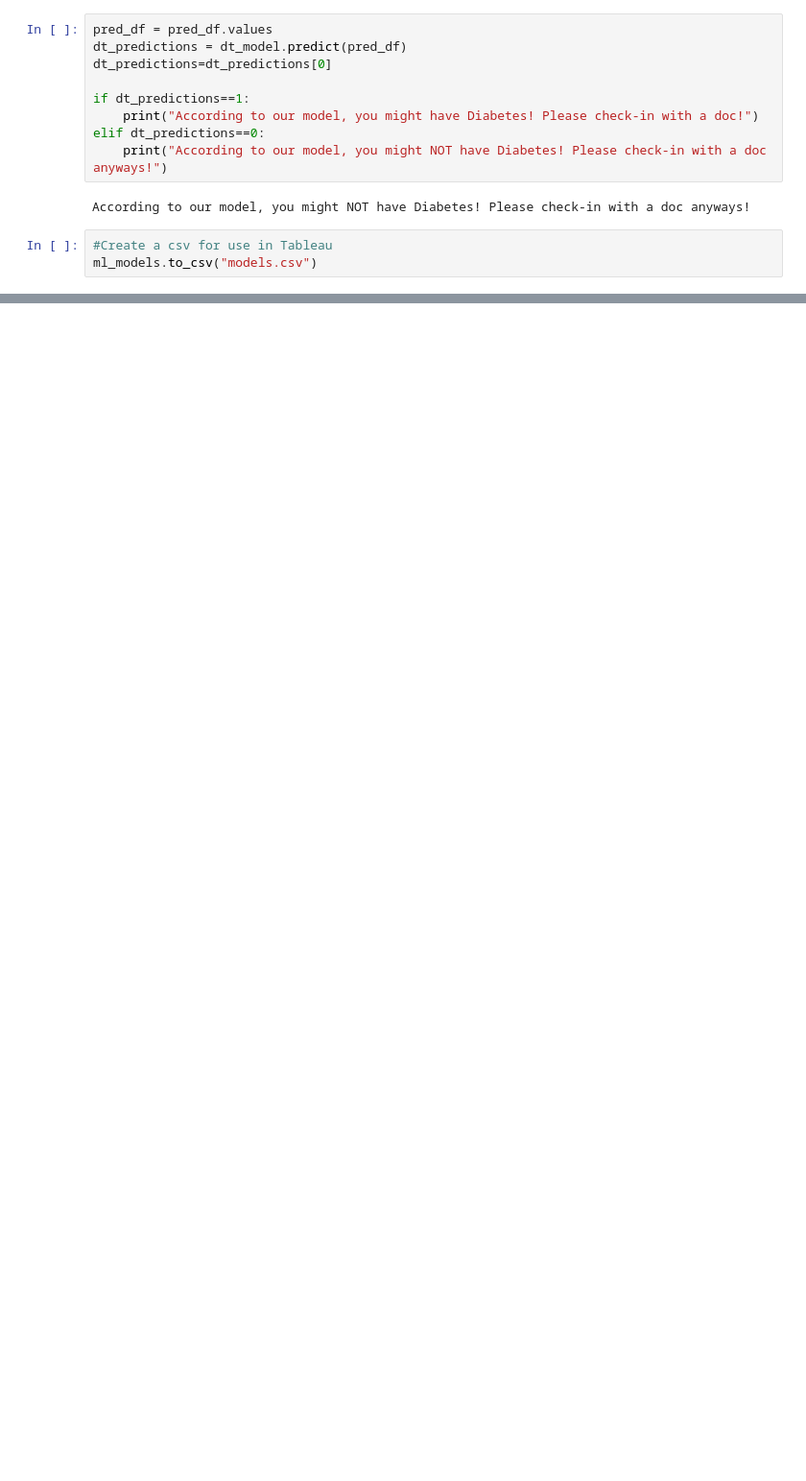
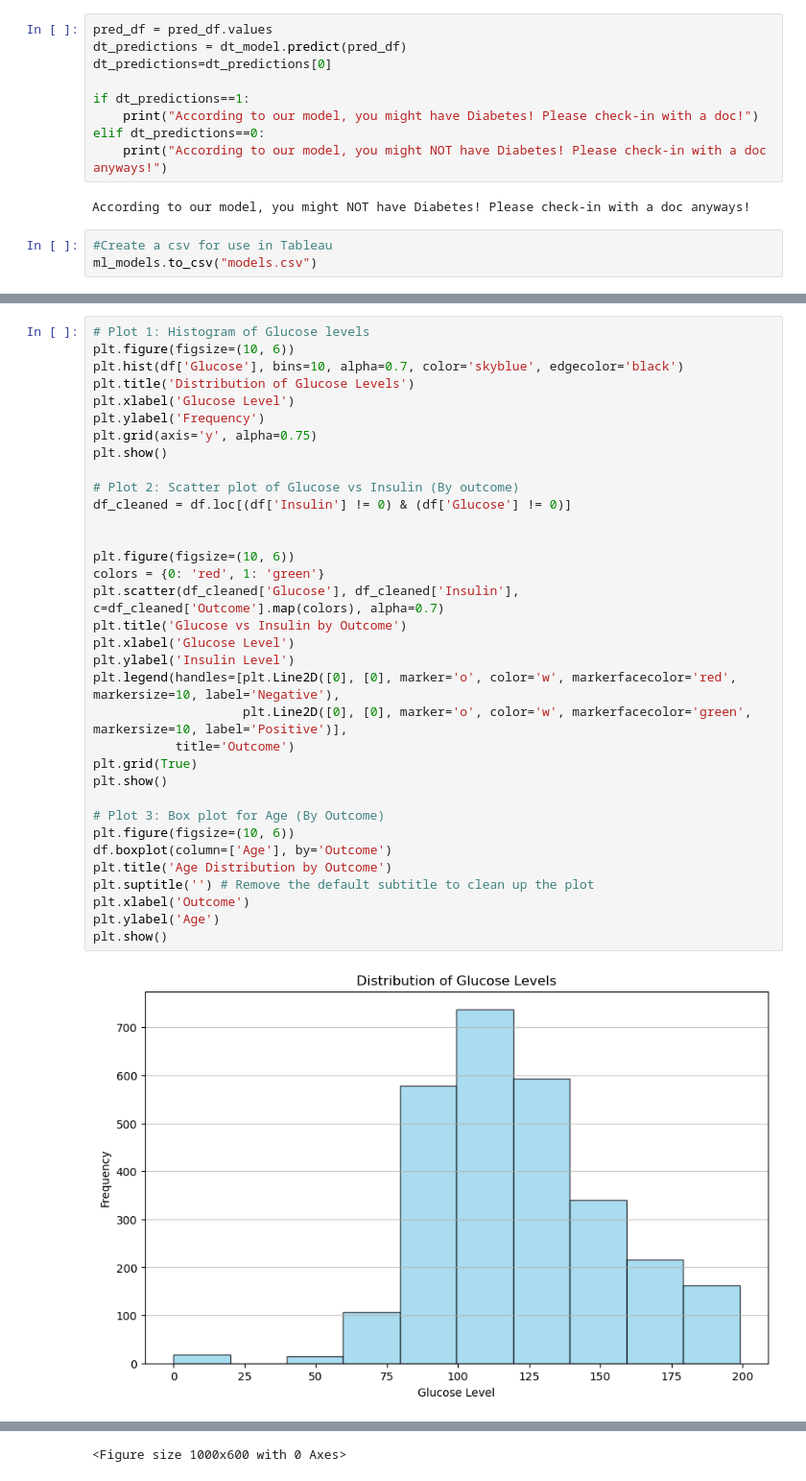
Before and after one commit to ac2barreto/Project4, a Jupyter notebook: Project 4-Final.ipynb, the cells around one changed output, grey strips where cells are left out. Shown at 96% size. Cells and saved outputs as stored; diff of their text form; blank space fills up the shorter version.

```diff
--- a/Project 4-Final.ipynb
+++ b/Project 4-Final.ipynb
@@ -279,0 +288,36 @@ ml_models.to_csv("models.csv")
+# %%
+# Plot 1: Histogram of Glucose levels
+plt.figure(figsize=(10, 6))
+plt.hist(df['Glucose'], bins=10, alpha=0.7, color='skyblue', edgecolor='black')
+plt.title('Distribution of Glucose Levels')
+plt.xlabel('Glucose Level')
+plt.ylabel('Frequency')
+plt.grid(axis='y', alpha=0.75)
+plt.show()
+
+# Plot 2: Scatter plot of Glucose vs Insulin (By outcome)
+df_cleaned = df.loc[(df['Insulin'] != 0) & (df['Glucose'] != 0)]
+
+
+plt.figure(figsize=(10, 6))
+colors = {0: 'red', 1: 'green'}
+plt.scatter(df_cleaned['Glucose'], df_cleaned['Insulin'], c=df_cleaned['Outcome'].map(colors), alpha=0.7)
+plt.title('Glucose vs Insulin by Outcome')
+plt.xlabel('Glucose Level')
+plt.ylabel('Insulin Level')
+plt.legend(handles=[plt.Line2D([0], [0], marker='o', color='w', markerfacecolor='red', markersize=10, label='Negative'),
+                    plt.Line2D([0], [0], marker='o', color='w', markerfacecolor='green', markersize=10, label='Positive')],
+           title='Outcome')
+plt.grid(True)
+plt.show()
+
+# Plot 3: Box plot for Age (By Outcome)
+plt.figure(figsize=(10, 6))
+df.boxplot(column=['Age'], by='Outcome')
+plt.title('Age Distribution by Outcome')
+plt.suptitle('') # Remove the default subtitle to clean up the plot
+plt.xlabel('Outcome')
+plt.ylabel('Age')
+plt.show()
+# %% [output]
+[figure, added]
@@ -279,0 +325 @@ ml_models.to_csv("models.csv")
+<Figure size 1000x600 with 0 Axes>
```
Also changed, not shown: parts of 9 cells of this notebook, 3 other files.
